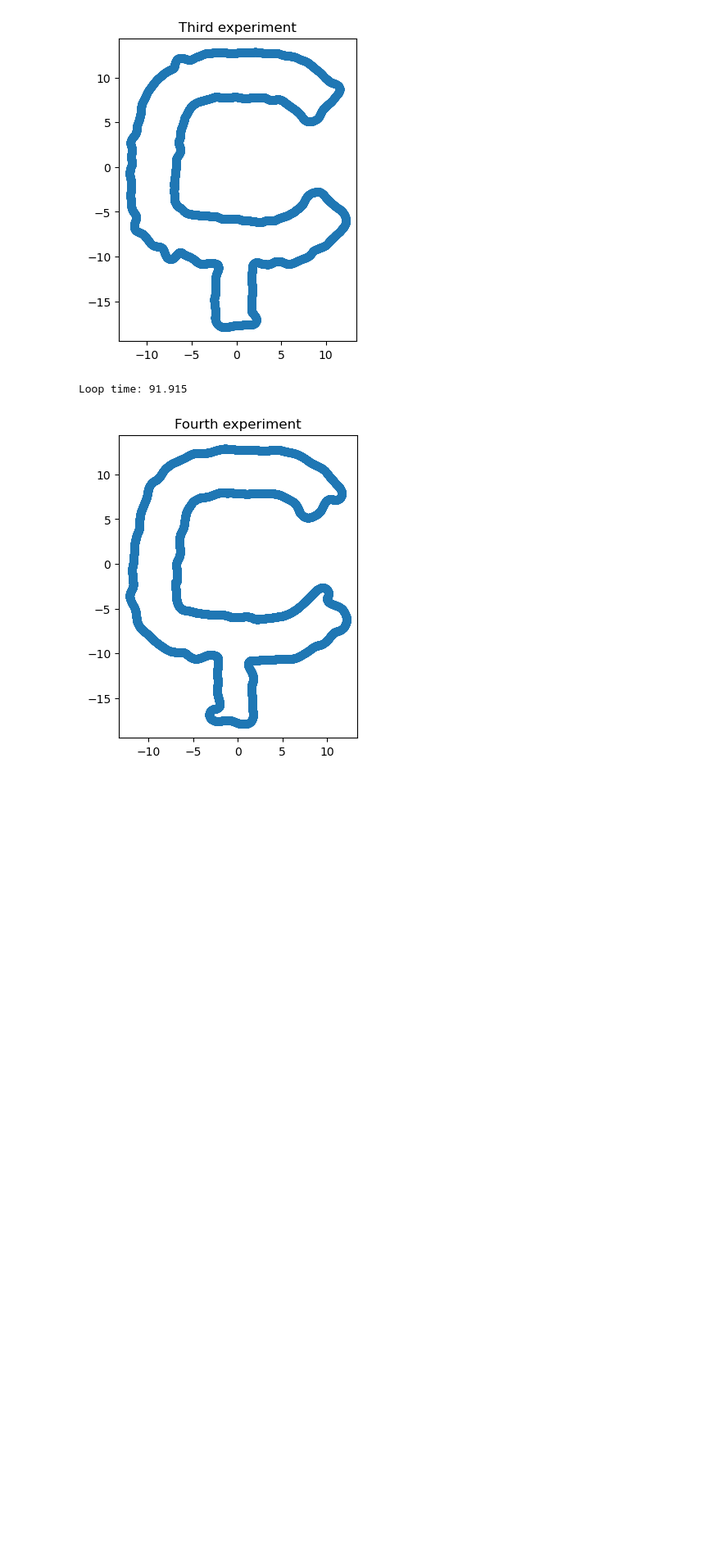
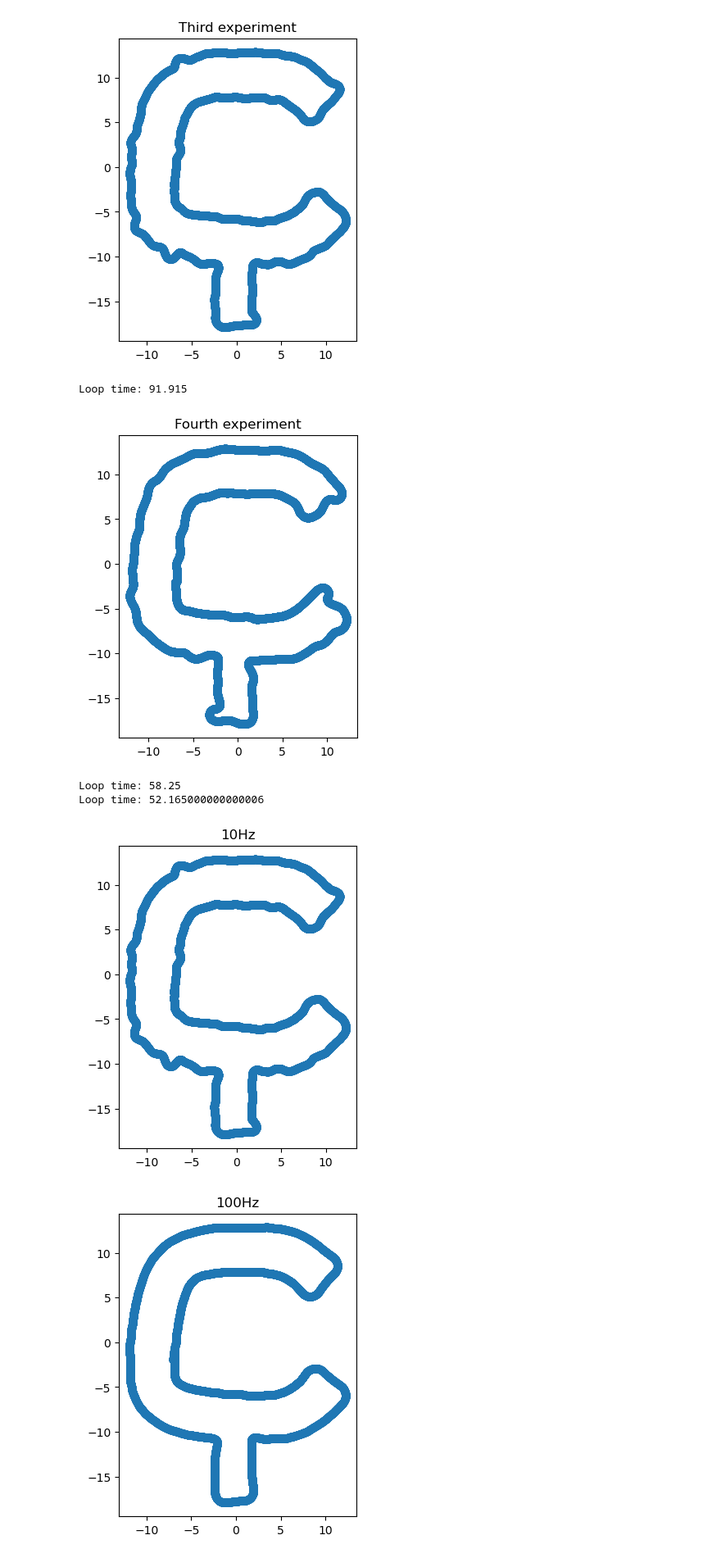
Before and after one commit to JoaoCostaIFG/ri, a Jupyter notebook: experiments/odometry.ipynb, the cells around one changed output. Shown at 82% size. Cells and saved outputs as stored; diff of their text form; code cells hidden in the pictures; blank space fills up the shorter version.

Commit message:
Fifth experiment

```diff
--- a/experiments/odometry.ipynb
+++ b/experiments/odometry.ipynb
@@ -31,3 +31,11 @@ printLoop("fourth.csv", "Fourth experiment")
 # %% [output]
 Loop time: 91.915
 [figure]
+# %%
+printLoop("third.csv", "10Hz")
+printLoop("fifth.csv", "100Hz")
+# %% [output]
+Loop time: 58.25
+Loop time: 52.165000000000006
+[figure, added]
+[figure, added]
```
Also changed, not shown: 2 other files.
